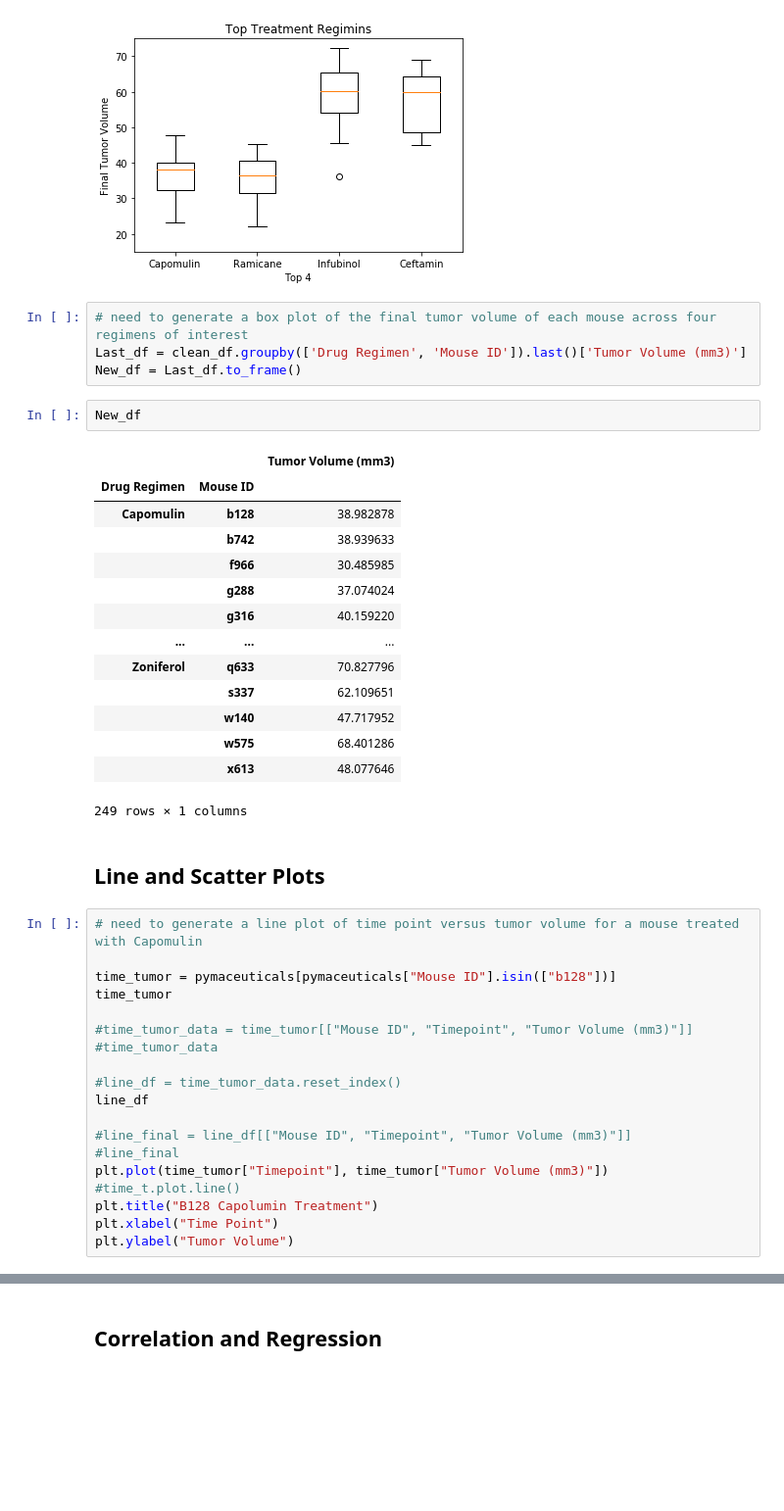
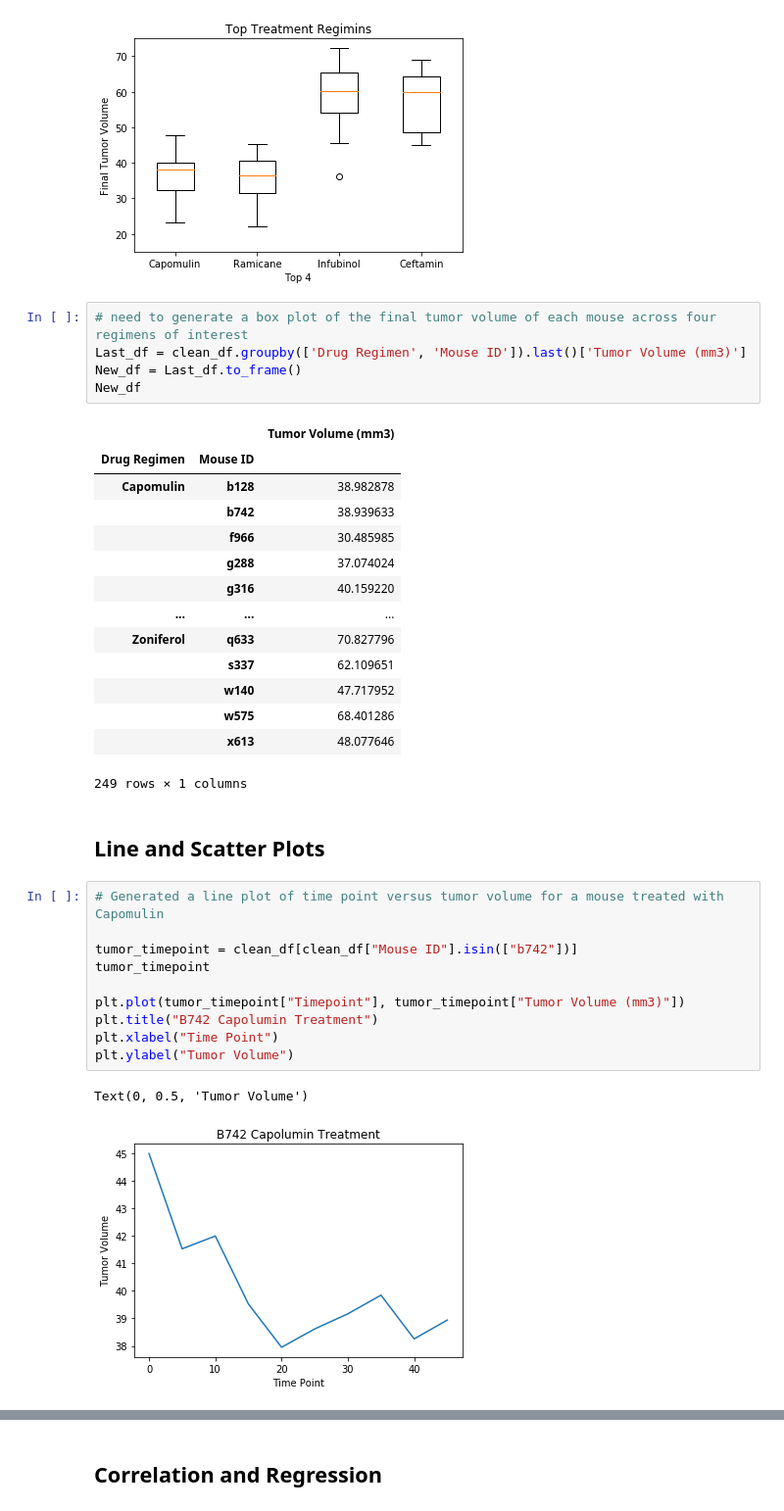
Before and after one commit to Vincent-glitch/Cancer-Pharmaceutical-Treatment-Analysis, a Jupyter notebook: Pymaceuticals/pymaceuticals.ipynb, the cells around one changed output, grey strips where cells are left out. Shown: that part at 98% size. Cells and saved outputs as stored; diff of their text form; blank space fills up the shorter version.

```diff
--- a/Pymaceuticals/pymaceuticals.ipynb
+++ b/Pymaceuticals/pymaceuticals.ipynb
@@ -239,42 +245,35 @@ plt.show()
 # need to generate a box plot of the final tumor volume of each mouse across four regimens of interest
 Last_df = clean_df.groupby(['Drug Regimen', 'Mouse ID']).last()['Tumor Volume (mm3)']
 New_df = Last_df.to_frame()
+New_df
+# %% [output]
+|  |  | Tumor Volume (mm3) |
+| Drug Regimen | Mouse ID |  |
+| Capomulin | b128 | 38.982878 |
+|  | b742 | 38.939633 |
+|  | f966 | 30.485985 |
+|  | g288 | 37.074024 |
+|  | g316 | 40.159220 |
+| ... | ... | ... |
+| Zoniferol | q633 | 70.827796 |
+|  | s337 | 62.109651 |
+|  | w140 | 47.717952 |
+|  | w575 | 68.401286 |
+|  | x613 | 48.077646 |
+249 rows × 1 columns
-# %%
-New_df
-# %% [output]
-|  |  | Tumor Volume (mm3) |
-| Drug Regimen | Mouse ID |  |
-| Capomulin | b128 | 38.982878 |
-|  | b742 | 38.939633 |
-|  | f966 | 30.485985 |
-|  | g288 | 37.074024 |
-|  | g316 | 40.159220 |
-| ... | ... | ... |
-| Zoniferol | q633 | 70.827796 |
-|  | s337 | 62.109651 |
-|  | w140 | 47.717952 |
-|  | w575 | 68.401286 |
-|  | x613 | 48.077646 |
-249 rows × 1 columns
 # %% [markdown]
 ## Line and Scatter Plots
 # %%
-# need to generate a line plot of time point versus tumor volume for a mouse treated with Capomulin
+# Generated a line plot of time point versus tumor volume for a mouse treated with Capomulin
 
-time_tumor = pymaceuticals[pymaceuticals["Mouse ID"].isin(["b128"])]
-time_tumor
+tumor_timepoint = clean_df[clean_df["Mouse ID"].isin(["b742"])]
+tumor_timepoint
 
-#time_tumor_data = time_tumor[["Mouse ID", "Timepoint", "Tumor Volume (mm3)"]]
-#time_tumor_data
-
-#line_df = time_tumor_data.reset_index()
-line_df
-
-#line_final = line_df[["Mouse ID", "Timepoint", "Tumor Volume (mm3)"]]
-#line_final
-plt.plot(time_tumor["Timepoint"], time_tumor["Tumor Volume (mm3)"])
-#time_t.plot.line()
-plt.title("B128 Capolumin Treatment")
+plt.plot(tumor_timepoint["Timepoint"], tumor_timepoint["Tumor Volume (mm3)"])
+plt.title("B742 Capolumin Treatment")
 plt.xlabel("Time Point")
 plt.ylabel("Tumor Volume")
+# %% [output]
+Text(0, 0.5, 'Tumor Volume')
+[figure, added]
 # %%
```
Also changed, not shown: parts of 5 cells of this notebook.
